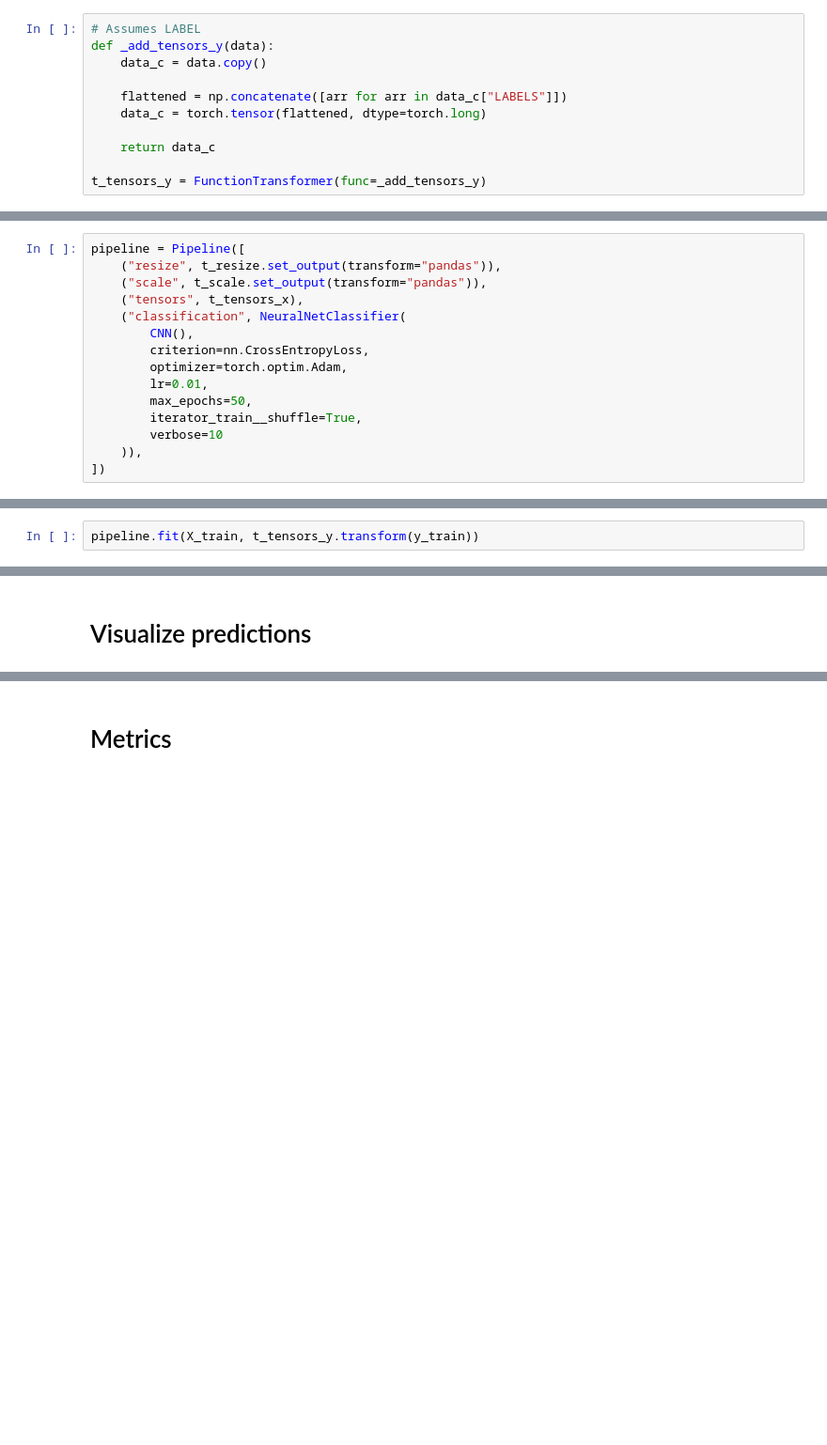
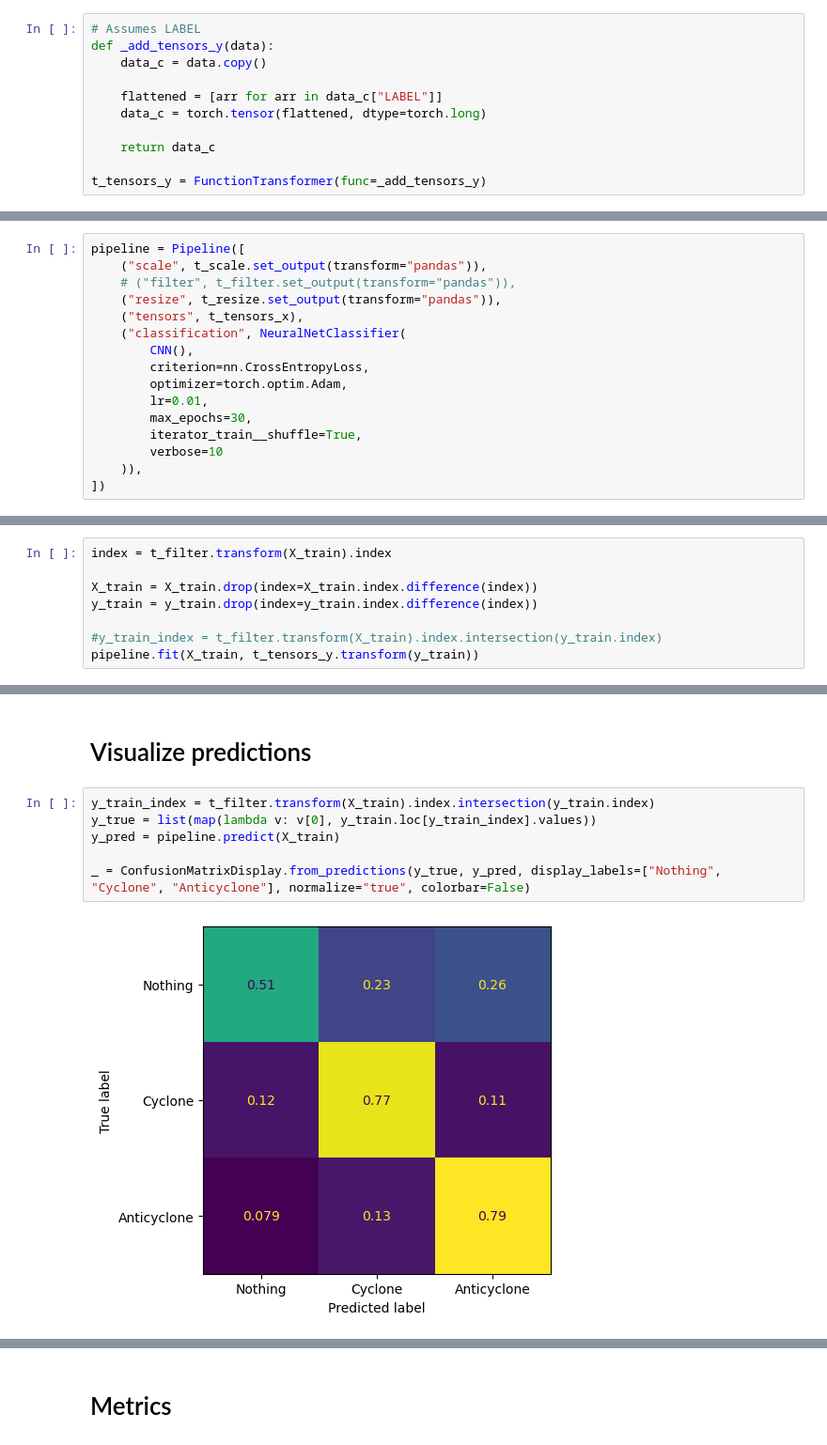
Before and after one commit to jonassterud/OCES5303_A3, a Jupyter notebook: ass3_oces5303_21335836.ipynb, the cells around one changed output, grey strips where cells are left out. Shown at 94% size. Cells and saved outputs as stored; diff of their text form; blank space fills up the shorter version.

```diff
--- a/ass3_oces5303_21335836.ipynb
+++ b/ass3_oces5303_21335836.ipynb
@@ -530,7 +569,7 @@ t_tensors_x = FunctionTransformer(func=_add_tensors_x)
 def _add_tensors_y(data):
     data_c = data.copy()
 
-    flattened = np.concatenate([arr for arr in data_c["LABELS"]])
+    flattened = [arr for arr in data_c["LABEL"]]
     data_c = torch.tensor(flattened, dtype=torch.long)
 
     return data_c
@@ -602,15 +649,16 @@ class CNN(nn.Module):
 <h1>Pipeline</h1>
 # %%
 pipeline = Pipeline([
+    ("scale", t_scale.set_output(transform="pandas")),
+    # ("filter", t_filter.set_output(transform="pandas")),
     ("resize", t_resize.set_output(transform="pandas")),
-    ("scale", t_scale.set_output(transform="pandas")),
     ("tensors", t_tensors_x),
     ("classification", NeuralNetClassifier(
         CNN(),
         criterion=nn.CrossEntropyLoss,
         optimizer=torch.optim.Adam,
         lr=0.01,
-        max_epochs=50,
+        max_epochs=30,
         iterator_train__shuffle=True,
         verbose=10
     )),
@@ -618,5 +666,11 @@ pipeline = Pipeline([
 # %% [markdown]
 <h1>Train</h1>
 # %%
+index = t_filter.transform(X_train).index
+
+X_train = X_train.drop(index=X_train.index.difference(index))
+y_train = y_train.drop(index=y_train.index.difference(index))
+
+#y_train_index = t_filter.transform(X_train).index.intersection(y_train.index)
 pipeline.fit(X_train, t_tensors_y.transform(y_train))
 # %% [output]
@@ -679,2 +700,10 @@ NameError: name 'pipeline' is not defined
 # %% [markdown]
 # Visualize predictions
+# %%
+y_train_index = t_filter.transform(X_train).index.intersection(y_train.index)
+y_true = list(map(lambda v: v[0], y_train.loc[y_train_index].values))
+y_pred = pipeline.predict(X_train)
+
+_ = ConfusionMatrixDisplay.from_predictions(y_true, y_pred, display_labels=["Nothing", "Cyclone", "Anticyclone"], normalize="true", colorbar=False)
+# %% [output]
+[figure, added]
```
Also changed, not shown: parts of 36 cells of this notebook, 3 other files.
